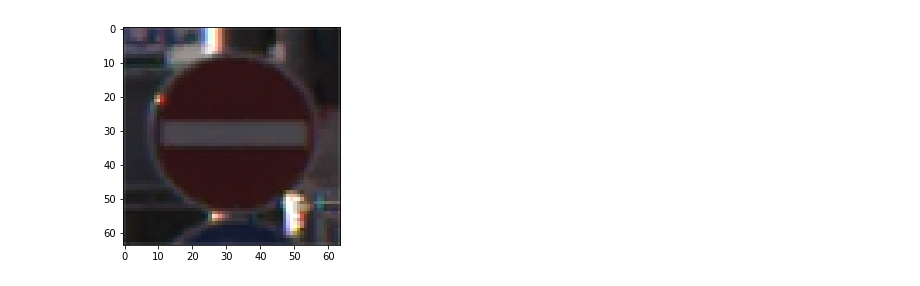
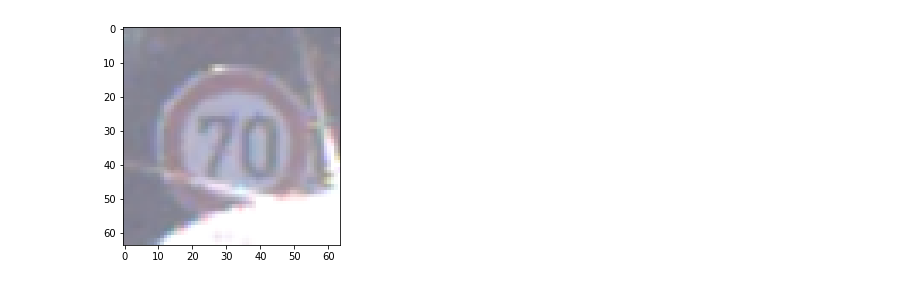
Before and after one commit to lapplislazuli/Medusa, a Jupyter notebook: Medusa/DegGen.ipynb, the cells around one changed output. Saved outputs shown, nothing was run; the diff lists cells and outputs as text; code cells hidden in the pictures.

```diff
--- a/Medusa/DegGen.ipynb
+++ b/Medusa/DegGen.ipynb
@@ -6,11 +6,11 @@ import ImageHelper as ImgHelper
 from scipy import misc as scipyMisc
 # %%
 #Load resource - resource folder with ppm images is needed in Medusa folder
-img = ImgHelper.load_ppm_image("resources/00001_00027.ppm")
+img = ImgHelper.load_ppm_image("images/70.ppm")
 plt.imshow(img)
 plt.show()
 # %% [output]
-[figure, old version]
+[figure, new version]
 # %%
 #Local Degeneration
 import AphroditeTraining as ApTrain
```
Also changed, not shown: parts of 2 cells of this notebook, 5 other files.
